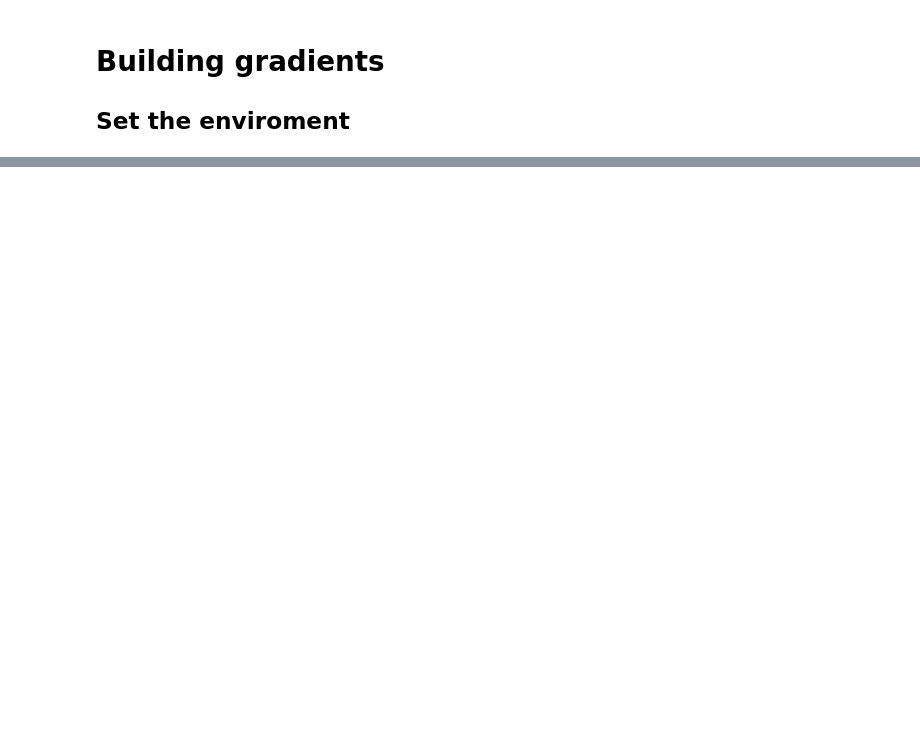
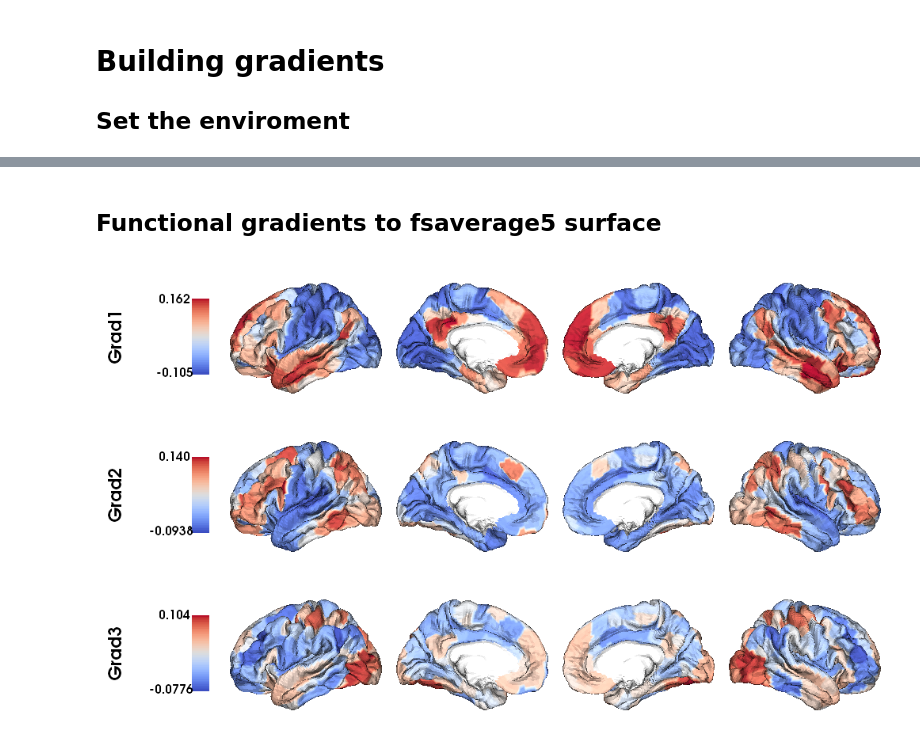
Before and after one commit to MICA-MNI/micapipe, a Jupyter notebook: docs/pages/04.gradients/tutorial_gradients.ipynb, the cells around one changed output, grey strips where cells are left out. Drawn from its saved outputs; the diff is of its cells as text; code cells hidden in the pictures; blank space fills up the shorter version.

```diff
--- a/docs/pages/04.gradients/tutorial_gradients.ipynb
+++ b/docs/pages/04.gradients/tutorial_gradients.ipynb
@@ -74,0 +113,17 @@ mtx_gd = np.loadtxt(cnt_gd, dtype=np.float, delimiter=' ')
+# %% [markdown]
+## Functional gradients to fsaverage5 surface
+# %%
+# Mask of the medial wall on fsaverage 5
+mask_fs5 = labels_fs5 != 0
+
+# Map gradients to original parcels
+grad = [None] * 3
+for i, g in enumerate(gm.gradients_.T[0:3,:]):
+    grad[i] = map_to_labels(g, labels_fs5,  fill=np.nan, mask=mask_fs5)
+
+# Plot Gradients RdYlBu
+plot_hemispheres(fs5_lh, fs5_rh, array_name=grad, size=(1000, 600), cmap='coolwarm',
+                 embed_nb=True,  label_text={'left':['Grad1', 'Grad2','Grad3']}, color_bar='left',
+                 zoom=1.25, nan_color=(1, 1, 1, 1) )
+# %% [output]
+[figure, added]
```
Also changed, not shown: parts of 44 cells of this notebook, 13 other files.
